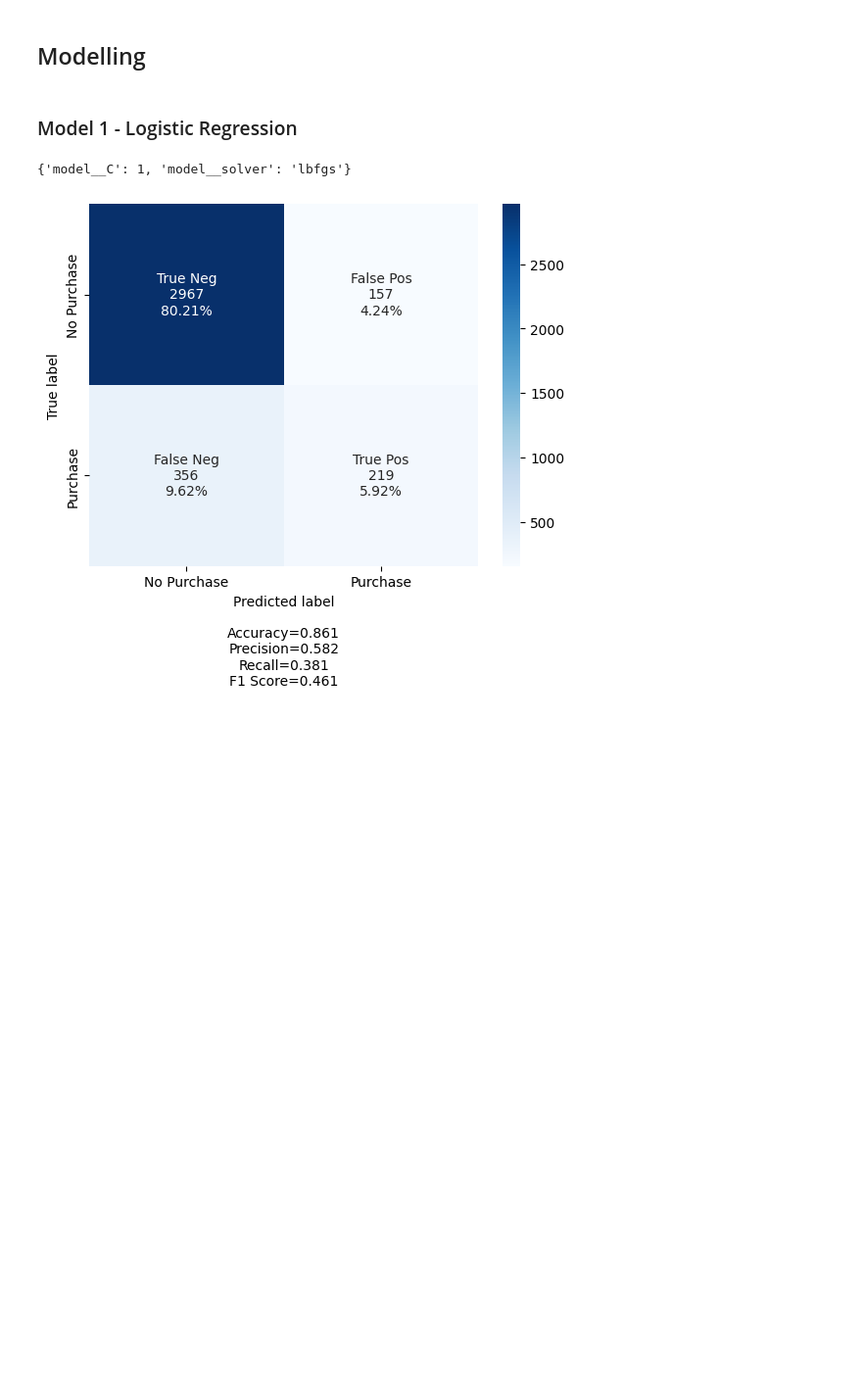
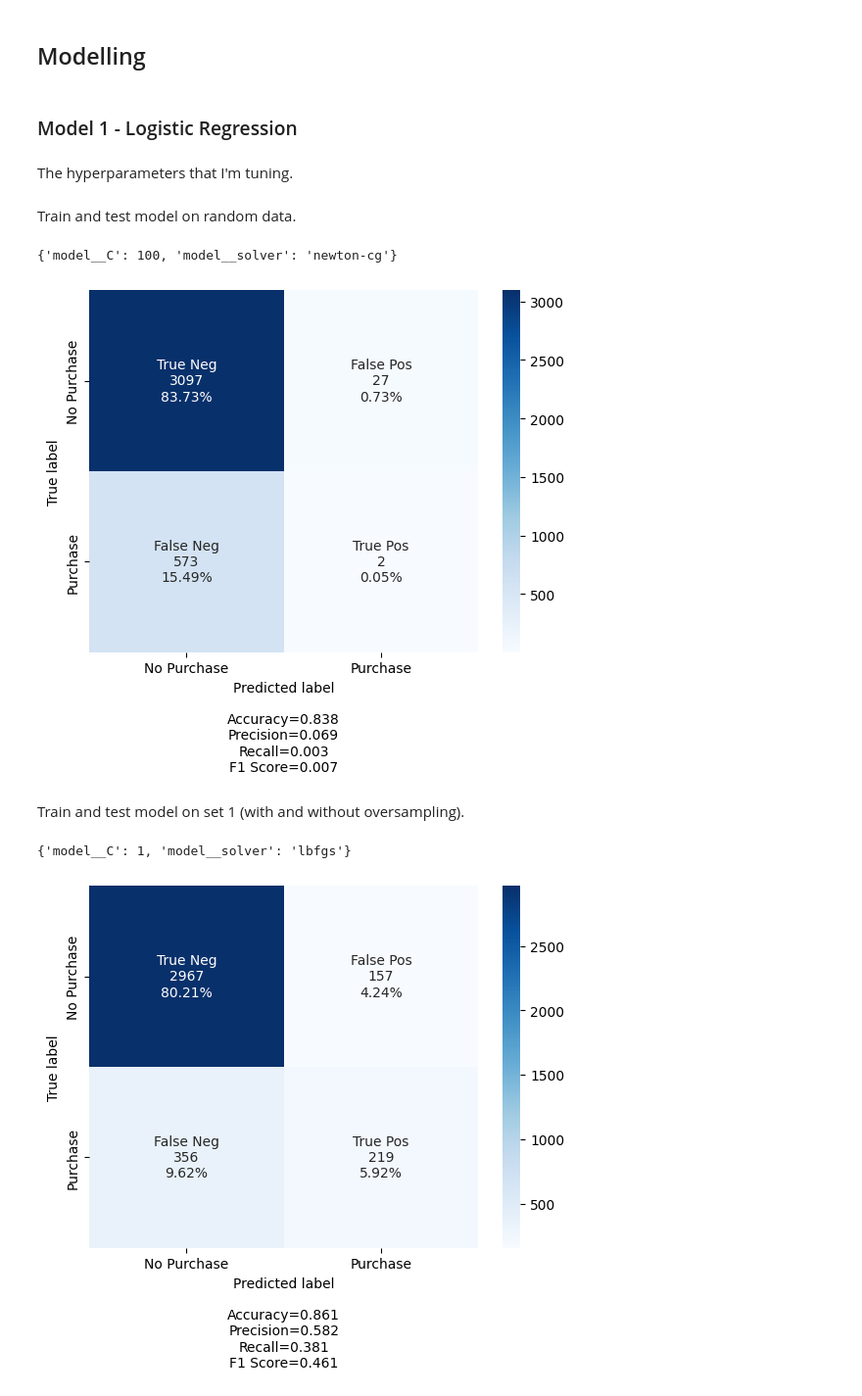
Before and after one commit to AlexWimpory/learning_from_data_cw, a Jupyter notebook: assignment_ver_3.ipynb, the cells around one changed output. Shown at 98% size. Cells and saved outputs as stored; diff of their text form; code cells hidden in the pictures; blank space fills up the shorter version.

```diff
--- a/assignment_ver_3.ipynb
+++ b/assignment_ver_3.ipynb
@@ -490,2 +516,5 @@ set_2_train
+# %%
+rand_shape = set_1_train.shape
+set_random_train = np.random.uniform(low=0, high=1, size=rand_shape)
 # %% [markdown]
 ### Transformation Pipelines
@@ -515,9 +599,10 @@ def create_run_pipeline(grid, steps, X, y):
     model.fit(X, y)
     return model
 # %%
+# Evaluate a model on the test set and plot confusion matrix with other metrics (accuracy, precision, recall, F1)
 def evaluate_model(model, X, y):
     y_pred = model.predict(X)
     conf_matrix = confusion_matrix(y, y_pred)
-    hyperparamters = model_set_1.best_params_
+    hyperparamters = model.best_params_
     return conf_matrix, hyperparamters
 # %%
@@ -635,9 +722,27 @@ labels = ['True Neg', 'False Pos', 'False Neg', 'True Pos']
 categories = ['No Purchase', 'Purchase']
 # %% [markdown]
 ### Model 1 - Logistic Regression
+# %% [markdown]
+The hyperparameters that I'm tuning.
 # %%
 log_grid = {
     'model__C': [100, 10, 1, 0.1, 0.01],
     'model__solver' : ['newton-cg', 'lbfgs', 'liblinear']
 }
+# %% [markdown]
+Train and test model on random data.
+# %%
+rand_log_steps = [('model', LogisticRegression())]
+# %%
+log_model_random = create_run_pipeline(log_grid, rand_log_steps, set_random_train, y_train)
+log_random_matrix, log_random_hyper = evaluate_model(log_model_random, set_1_test, y_test)
+make_confusion_matrix(log_random_matrix,
+                    group_names=labels,
+                    categories=categories)
+print(log_random_hyper)
+# %% [output]
+{'model__C': 100, 'model__solver': 'newton-cg'}
+[figure, added]
+# %% [markdown]
+Train and test model on set 1 (with and without oversampling).
 # %%
```
Also changed, not shown: parts of 45 cells of this notebook.
